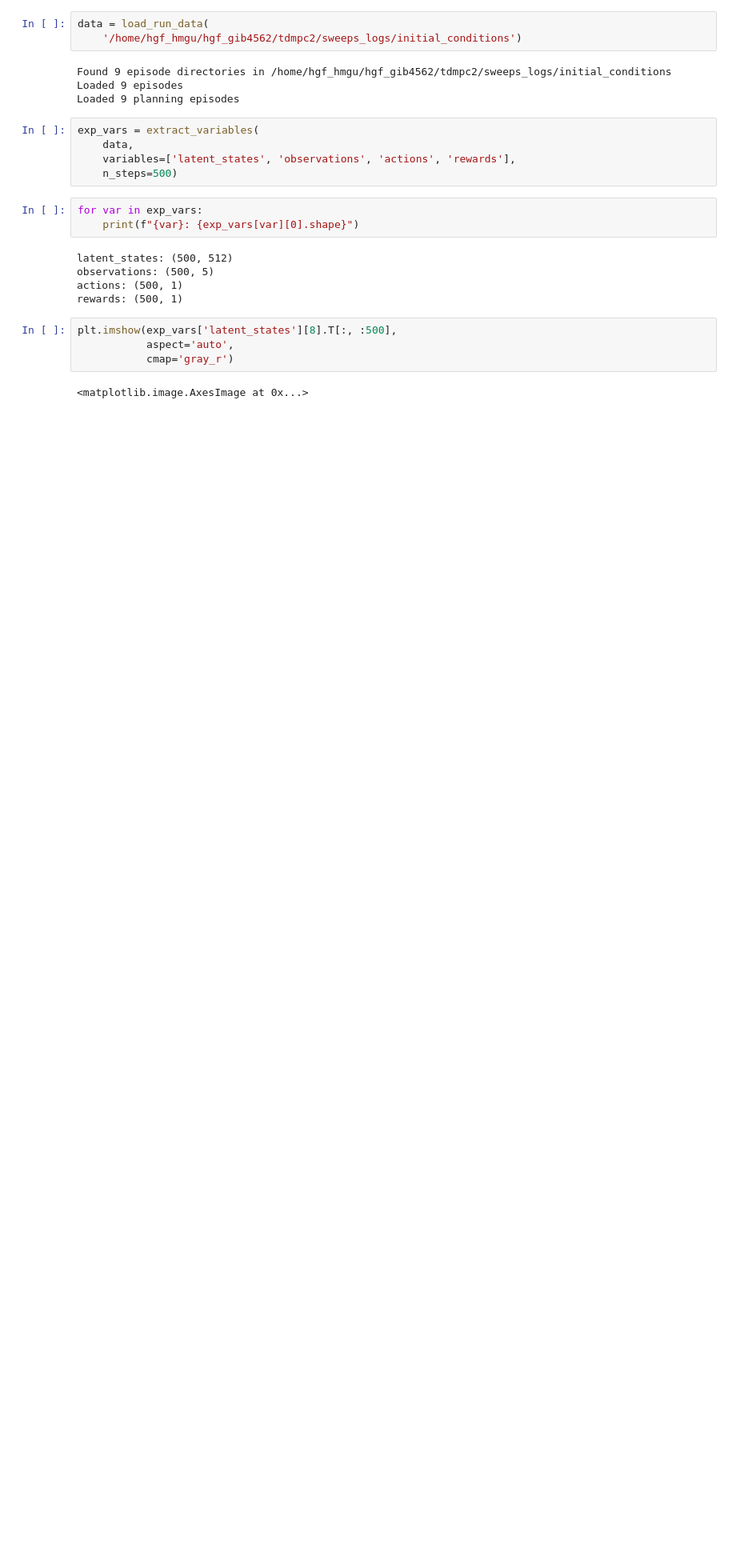
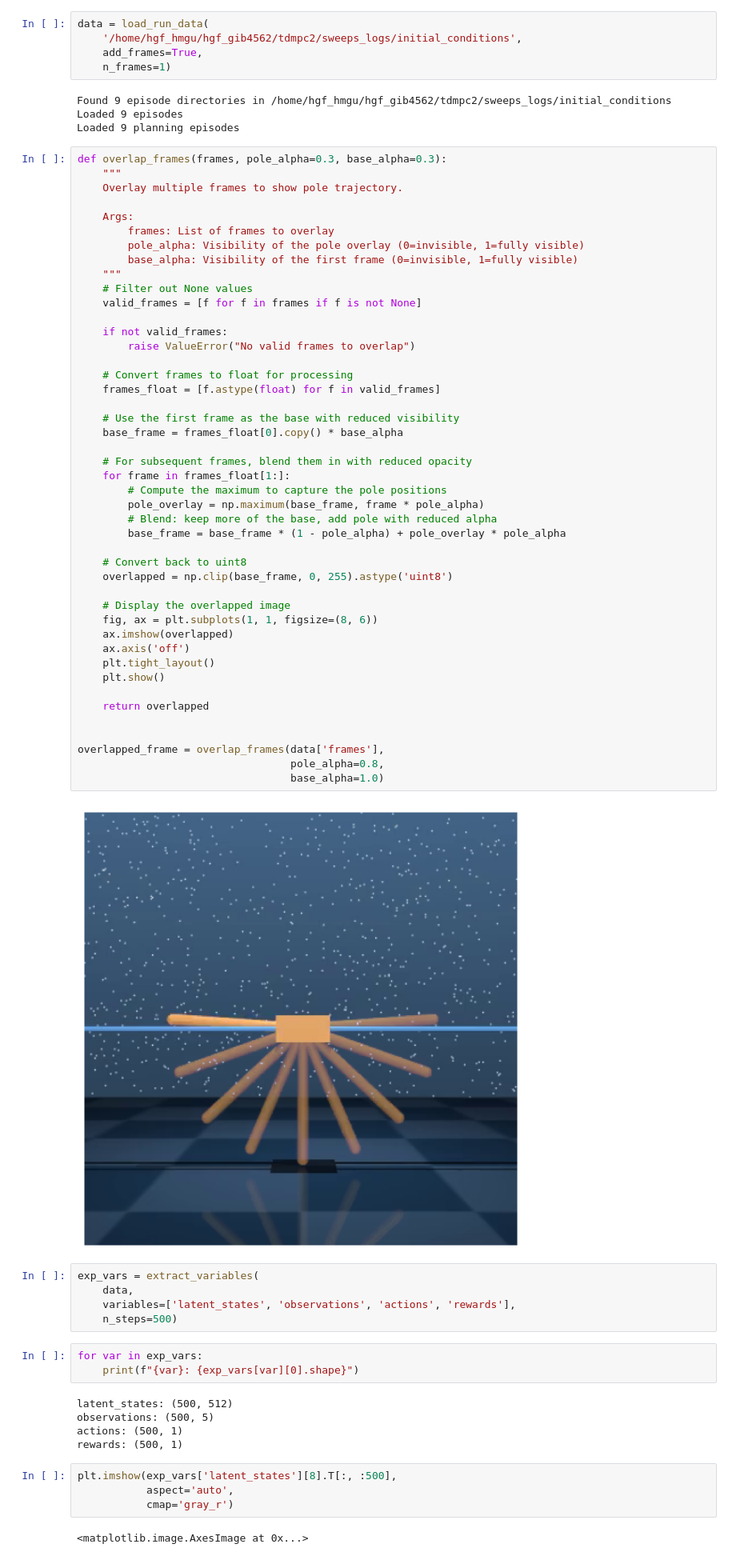
Before and after one commit to dynamical-inference/tdmpc2, a Jupyter notebook: tdmpc2/analysis/analysis_initial_conditions.ipynb, the cells around one changed output. Shown at 80% size. Cells and saved outputs as stored; diff of their text form; blank space fills up the shorter version.

```diff
--- a/tdmpc2/analysis/analysis_initial_conditions.ipynb
+++ b/tdmpc2/analysis/analysis_initial_conditions.ipynb
@@ -29,11 +29,60 @@ from sklearn.metrics import r2_score
 from analysis.utils import extract_variables
 # %%
 data = load_run_data(
-    '/home/hgf_hmgu/hgf_gib4562/tdmpc2/sweeps_logs/initial_conditions')
+    '/home/hgf_hmgu/hgf_gib4562/tdmpc2/sweeps_logs/initial_conditions',
+    add_frames=True,
+    n_frames=1)
 # %% [output]
 Found 9 episode directories in /home/hgf_hmgu/hgf_gib4562/tdmpc2/sweeps_logs/initial_conditions
 Loaded 9 episodes
 Loaded 9 planning episodes
+# %%
+def overlap_frames(frames, pole_alpha=0.3, base_alpha=0.3):
+    """
+    Overlay multiple frames to show pole trajectory.
+
+    Args:
+        frames: List of frames to overlay
+        pole_alpha: Visibility of the pole overlay (0=invisible, 1=fully visible)
+        base_alpha: Visibility of the first frame (0=invisible, 1=fully visible)
+    """
+    # Filter out None values
+    valid_frames = [f for f in frames if f is not None]
+
+    if not valid_frames:
+        raise ValueError("No valid frames to overlap")
+
+    # Convert frames to float for processing
+    frames_float = [f.astype(float) for f in valid_frames]
+
+    # Use the first frame as the base with reduced visibility
+    base_frame = frames_float[0].copy() * base_alpha
+
+    # For subsequent frames, blend them in with reduced opacity
+    for frame in frames_float[1:]:
+        # Compute the maximum to capture the pole positions
+        pole_overlay = np.maximum(base_frame, frame * pole_alpha)
+        # Blend: keep more of the base, add pole with reduced alpha
+        base_frame = base_frame * (1 - pole_alpha) + pole_overlay * pole_alpha
+
+    # Convert back to uint8
+    overlapped = np.clip(base_frame, 0, 255).astype('uint8')
+
+    # Display the overlapped image
+    fig, ax = plt.subplots(1, 1, figsize=(8, 6))
+    ax.imshow(overlapped)
+    ax.axis('off')
+    plt.tight_layout()
+    plt.show()
+
+    return overlapped
+
+
+overlapped_frame = overlap_frames(data['frames'],
+                                  pole_alpha=0.8,
+                                  base_alpha=1.0)
+# %% [output]
+[figure, added]
 # %%
 exp_vars = extract_variables(
     data,
```
Also changed, not shown: parts of 26 cells of this notebook.
